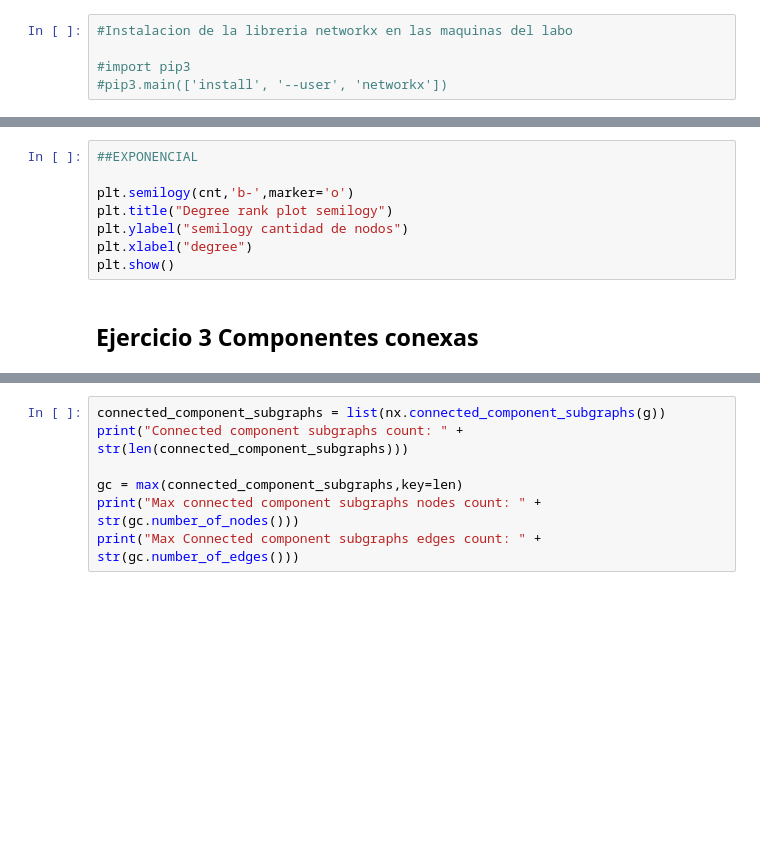
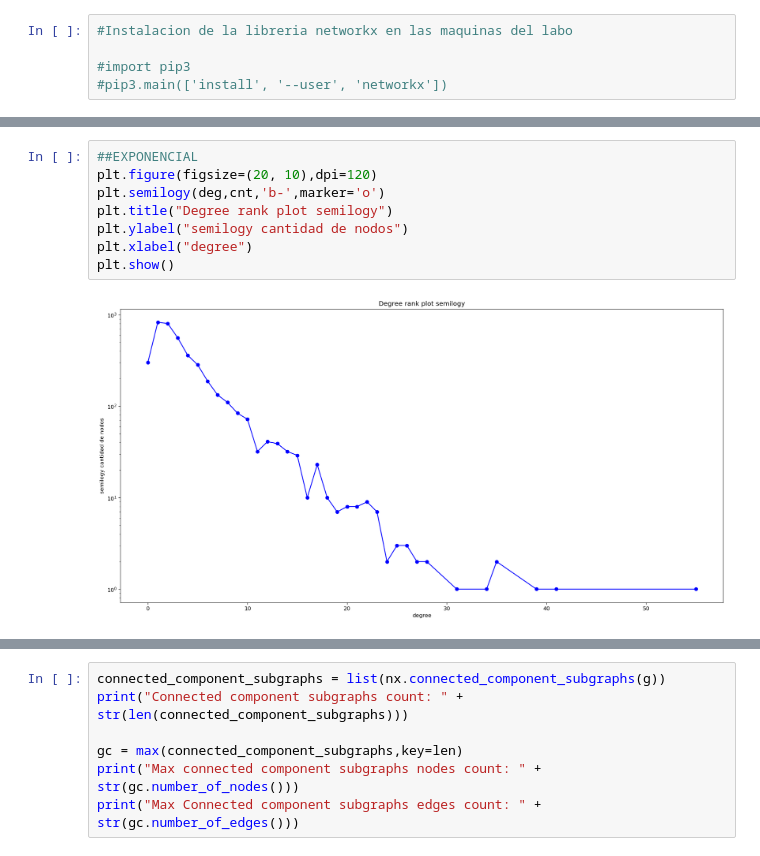
Before and after one commit to abg101/datascience, a Jupyter notebook: tp4/tp4.ipynb, the cells around one changed output, grey strips where cells are left out. Drawn from its saved outputs; the diff is of its cells as text; blank space fills up the shorter version.

```diff
--- a/tp4/tp4.ipynb
+++ b/tp4/tp4.ipynb
@@ -76,10 +112,10 @@ plt.show()
 # %%
 ##EXPONENCIAL
-
-plt.semilogy(cnt,'b-',marker='o')
+plt.figure(figsize=(20, 10),dpi=120)
+plt.semilogy(deg,cnt,'b-',marker='o')
 plt.title("Degree rank plot semilogy")
 plt.ylabel("semilogy cantidad de nodos")
 plt.xlabel("degree")
 plt.show()
+# %% [output]
+[figure, added]
-# %% [markdown]
-## Ejercicio 3 Componentes conexas
```
Also changed, not shown: parts of 26 cells of this notebook.
